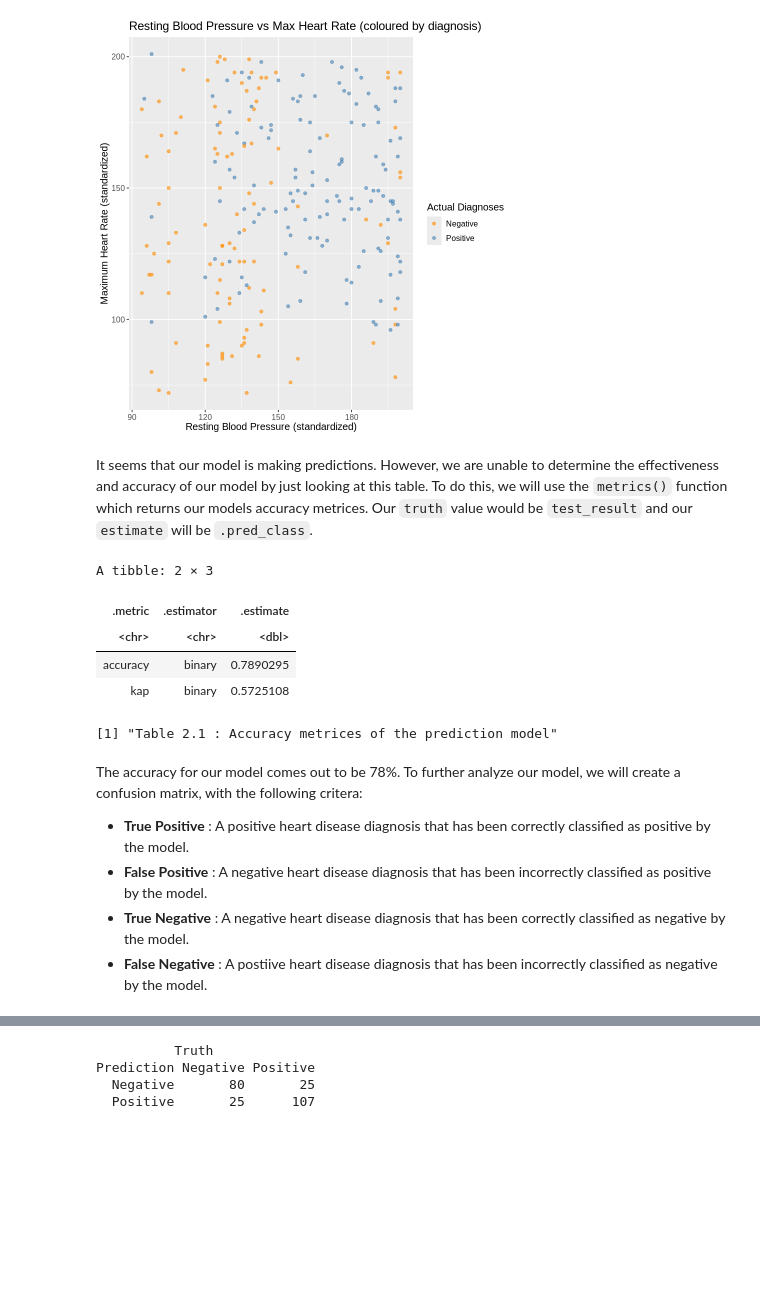
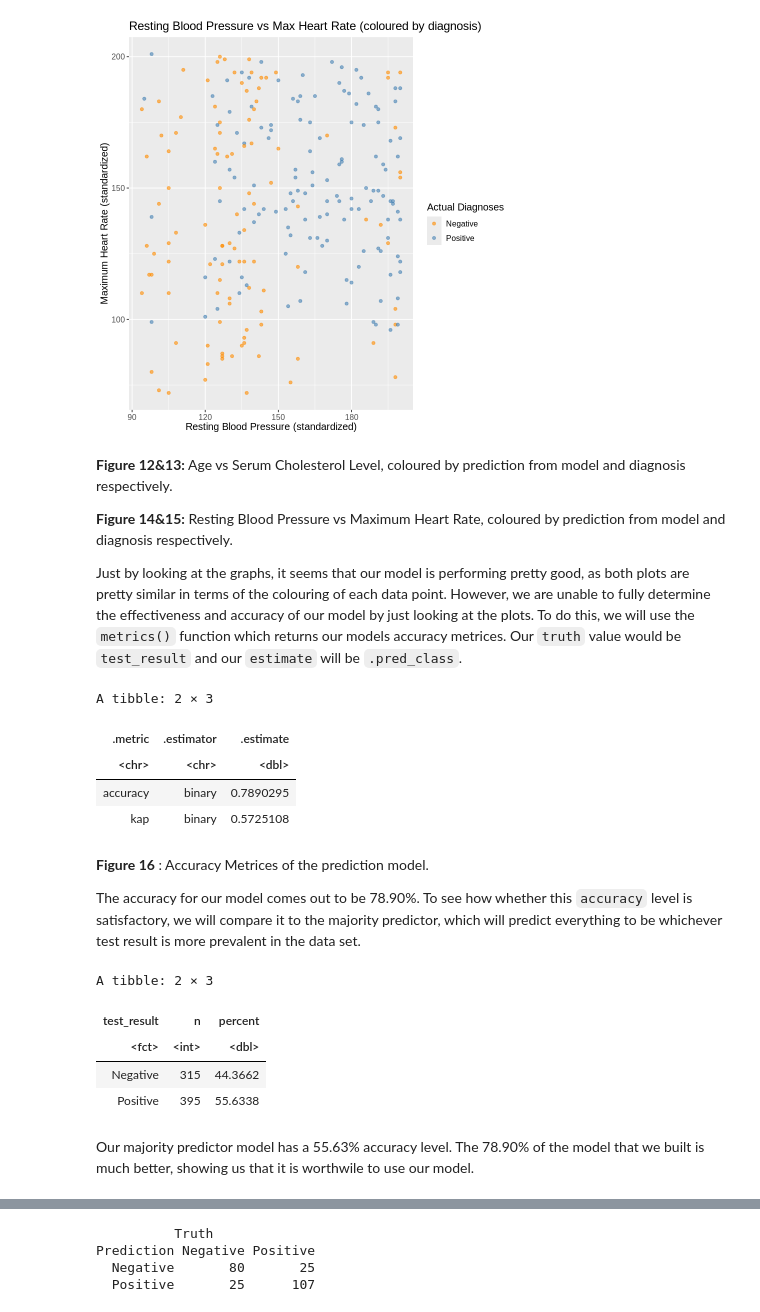
Before and after one commit to bmpark16/dsci100_project, a Jupyter notebook: Project Proposal.ipynb, the cells around one changed output, grey strips where cells are left out. Cells and saved outputs as stored; diff of their text form; code cells hidden in the pictures; blank space fills up the shorter version.

```diff
--- a/Project Proposal.ipynb
+++ b/Project Proposal.ipynb
@@ -415,22 +433,36 @@ bp_heartrate_plot_actual
 [figure]
 [figure]
 # %% [markdown]
-It seems that our model is making predictions. However, we are unable to determine the effectiveness and accuracy of our model by just looking at this table. To do this, we will use the `metrics()` function which returns our models accuracy metrices. Our `truth` value would be `test_result` and our `estimate` will be `.pred_class`.
+**Figure 12&13:** Age vs Serum Cholesterol Level, coloured by prediction from model and diagnosis respectively.
+
+**Figure 14&15:** Resting Blood Pressure vs Maximum Heart Rate, coloured by prediction from model and diagnosis respectively.
+
+Just by looking at the graphs, it seems that our model is performing pretty good, as both plots are pretty similar in terms of the colouring of each data point. However, we are unable to fully determine the effectiveness and accuracy of our model by just looking at the plots. To do this, we will use the `metrics()` function which returns our models accuracy metrices. Our `truth` value would be `test_result` and our `estimate` will be `.pred_class`.
 # %%
 prediction_accuracy <- metrics(predictions, truth = test_result, estimate = .pred_class)
 prediction_accuracy
-print("Table 2.1 : Accuracy metrices of the prediction model")
 # %% [output]
 A tibble: 2 × 3
 | .metric | .estimator | .estimate |
 | <chr> | <chr> | <dbl> |
 | accuracy | binary | 0.7890295 |
 | kap | binary | 0.5725108 |
-[1] "Table 2.1 : Accuracy metrices of the prediction model"
 # %% [markdown]
-The accuracy for our model comes out to be 78%. To further analyze our model, we will create a confusion matrix, with the following critera:
+**Figure 16** : Accuracy Metrices of the prediction model.
 
-- **True Positive** : A positive heart disease diagnosis that has been correctly classified as positive by the model.
-- **False Positive** : A negative heart disease diagnosis that has been incorrectly classified as positive by the model.
-- **True Negative** : A negative heart disease diagnosis that has been correctly classified as negative by the model.
-- **False Negative** : A postiive heart disease diagnosis that has been incorrectly classified as negative by the model.
+The accuracy for our model comes out to be 78.90%. To see how whether this `accuracy` level is satisfactory, we will compare it to the majority predictor, which will predict everything to be whichever test result is more prevalent in the data set.
+# %%
+majority <- heart_disease_train |>
+    group_by(test_result) |>
+    summarize(n = n()) |>
+    mutate(percent = 100*n/nrow(heart_disease_train))
+
+majority
+# %% [output]
+A tibble: 2 × 3
+| test_result | n | percent |
+| <fct> | <int> | <dbl> |
+| Negative | 315 | 44.3662 |
+| Positive | 395 | 55.6338 |
+# %% [markdown]
+Our majority predictor model has a 55.63% accuracy level. The 78.90% of the model that we built is much better, showing us that it is worthwile to use our model.
```
Also changed, not shown: parts of 28 cells of this notebook.
